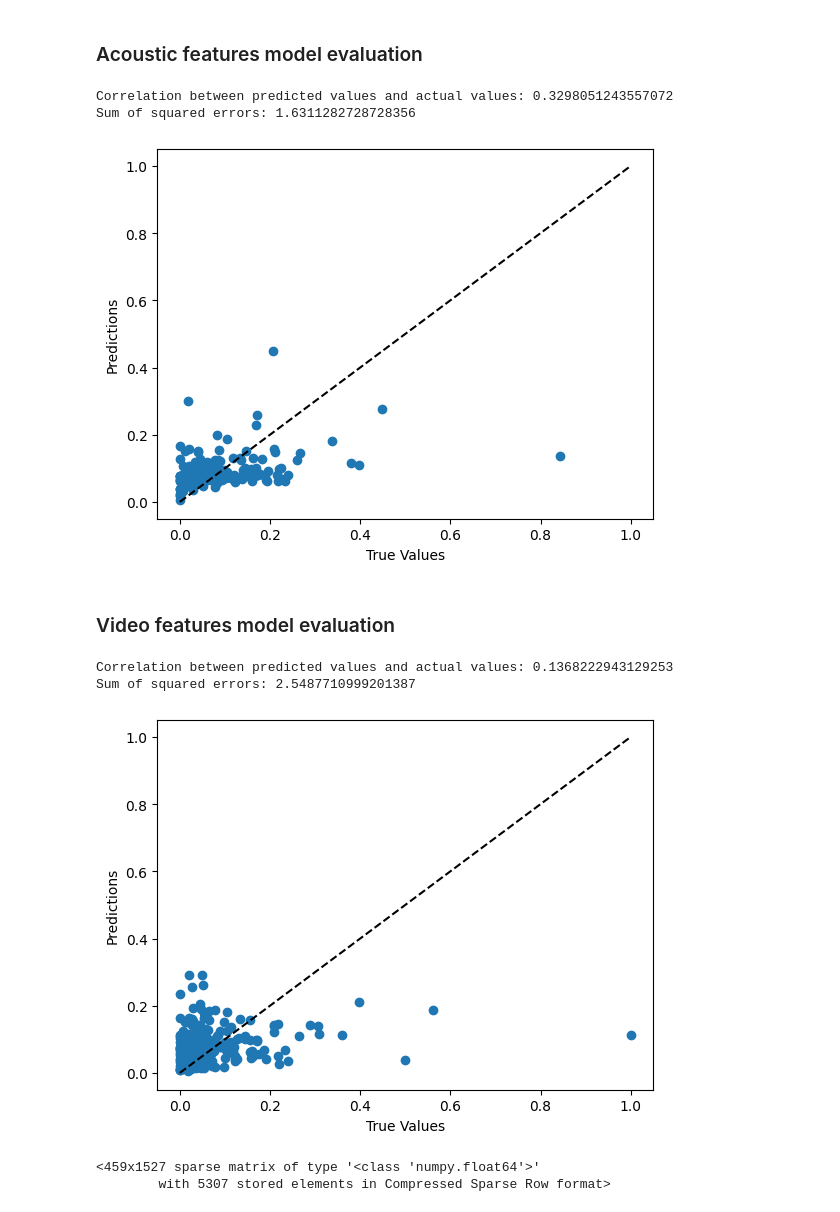
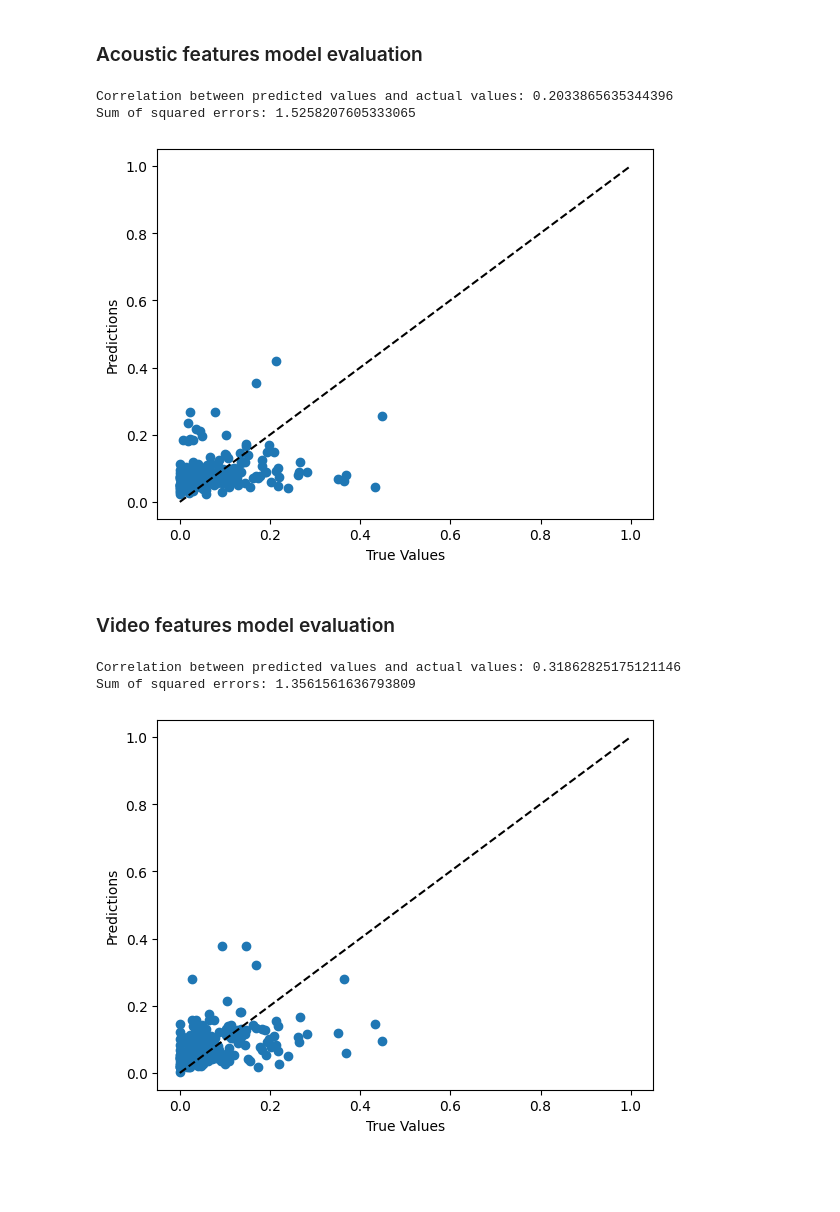
Before and after one commit to GraysonKornberg/Streamer-Interactivity-Analyzer, a Jupyter notebook: main.ipynb, the cells around one changed output. Drawn from its saved outputs; the diff is of its cells as text; code cells hidden in the pictures; blank space fills up the shorter version.

Commit message:
finished model training and evaluation

```diff
--- a/main.ipynb
+++ b/main.ipynb
@@ -115,19 +131,23 @@ Movement Score: 0.14943118510309897
+# %%
+data['id'] = data['audio_path'].apply(lambda x: x.split('/')[-1].split('.')[0])
 # %% [markdown]
 ## Model Training
 # %%
 from sklearn.model_selection import train_test_split
 # %%
-X_train, X_test, y_train, y_test = train_test_split(_, y, test_size=0.3)
+X_train, X_test, y_train, y_test = train_test_split(data, y, test_size=0.3)
+# %%
+def split_to_arr(x):
+    return np.stack(x.to_numpy())
 # %% [markdown]
 ### Acoustic Feature Training
 # %%
 # Random forest
 from sklearn.ensemble import RandomForestRegressor
 
-X_train_audio, X_test_audio, y_train_audio, y_test_audio = train_test_split(X_acoustic_features, y, test_size=0.3)
 random_forest_audio = RandomForestRegressor(n_estimators=500, max_depth=10)
-random_forest_audio.fit(X_train_audio, y_train_audio)
-y_rf_audio_pred = random_forest_audio.predict(X_test_audio)
+random_forest_audio.fit(split_to_arr(X_train['audio_features']), y_train)
+y_rf_audio_pred = random_forest_audio.predict(split_to_arr(X_test['audio_features']))
 # %% [markdown]
 ### Video Feature Training
 # %%
@@ -141,37 +241,37 @@ y_rf_video_pred = random_forest_video.predict(X_test_video)
 ### Acoustic features model evaluation
 # %%
 # Correlation between predicted and actual values
-y_test_audio = y_test_audio.reshape(197,)
-print("Correlation between predicted values and actual values:", np.corrcoef(y_rf_audio_pred, y_test_audio)[0][1])
+y_test = y_test.reshape(197,)
+print("Correlation between predicted values and actual values:", np.corrcoef(y_rf_audio_pred, y_test)[0][1])
 
 # Sum of squared errors
-print("Sum of squared errors:", np.sum((y_rf_audio_pred - y_test_audio)**2))
+print("Sum of squared errors:", np.sum((y_rf_audio_pred - y_test)**2))
 
-plt.plot(y_test_audio, y_rf_audio_pred, 'o')
+plt.plot(y_test, y_rf_audio_pred, 'o')
 plt.plot([0, 1], [0, 1], 'k--')
 plt.xlabel('True Values')
 plt.ylabel('Predictions')
 plt.show()
 # %% [output]
-Correlation between predicted values and actual values: 0.3298051243557072
-Sum of squared errors: 1.6311282728728356
+Correlation between predicted values and actual values: 0.2033865635344396
+Sum of squared errors: 1.5258207605333065
-[figure, old version]
+[figure, new version]
 # %% [markdown]
 ### Video features model evaluation
 # %%
 # Correlation between predicted and actual values
-y_test_video = y_test_video.reshape(197,)
-print("Correlation between predicted values and actual values:", np.corrcoef(y_rf_video_pred, y_test_video)[0][1])
+y_test = y_test.reshape(197,)
+print("Correlation between predicted values and actual values:", np.corrcoef(y_rf_video_pred, y_test)[0][1])
 
 # Sum of squared errors
-print("Sum of squared errors:", np.sum((y_rf_video_pred - y_test_video)**2))
+print("Sum of squared errors:", np.sum((y_rf_video_pred - y_test)**2))
 
-plt.plot(y_test_video, y_rf_video_pred, 'o')
+plt.plot(y_test, y_rf_video_pred, 'o')
 plt.plot([0, 1], [0, 1], 'k--')
 plt.xlabel('True Values')
 plt.ylabel('Predictions')
 plt.show()
 # %% [output]
-Correlation between predicted values and actual values: 0.1368222943129253
-Sum of squared errors: 2.5487710999201387
+Correlation between predicted values and actual values: 0.31862825175121146
+Sum of squared errors: 1.3561561636793809
-[figure, old version]
+[figure, new version]
@@ -184,5 +277,0 @@ f.close()
-# %%
-a
-# %% [output]
-<459x1527 sparse matrix of type '<class 'numpy.float64'>'
-        with 5307 stored elements in Compressed Sparse Row format>
```
Also changed, not shown: parts of 22 cells of this notebook.
